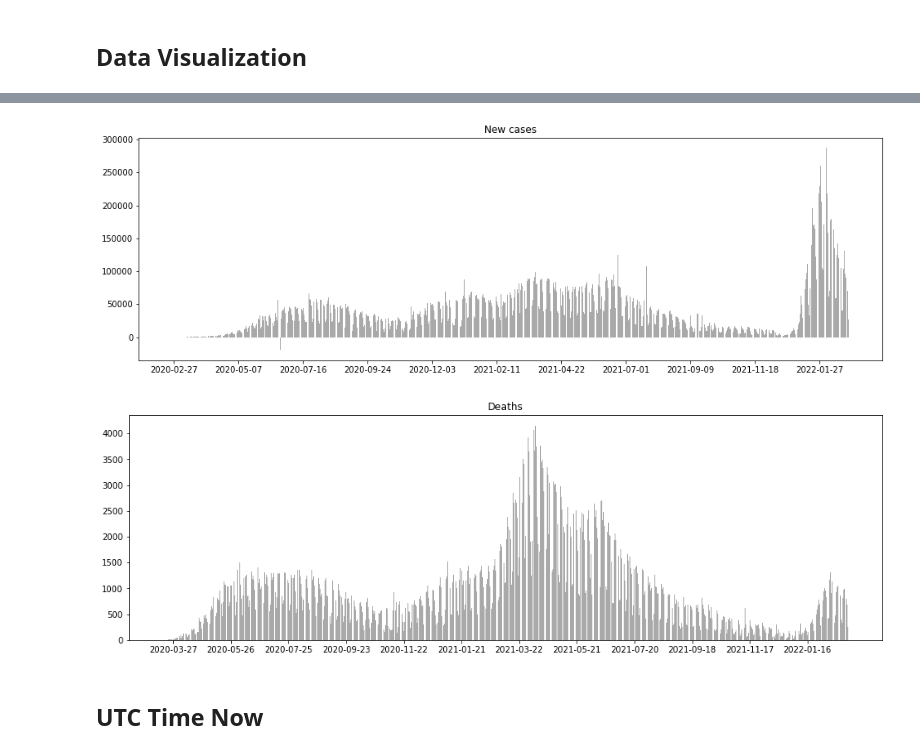
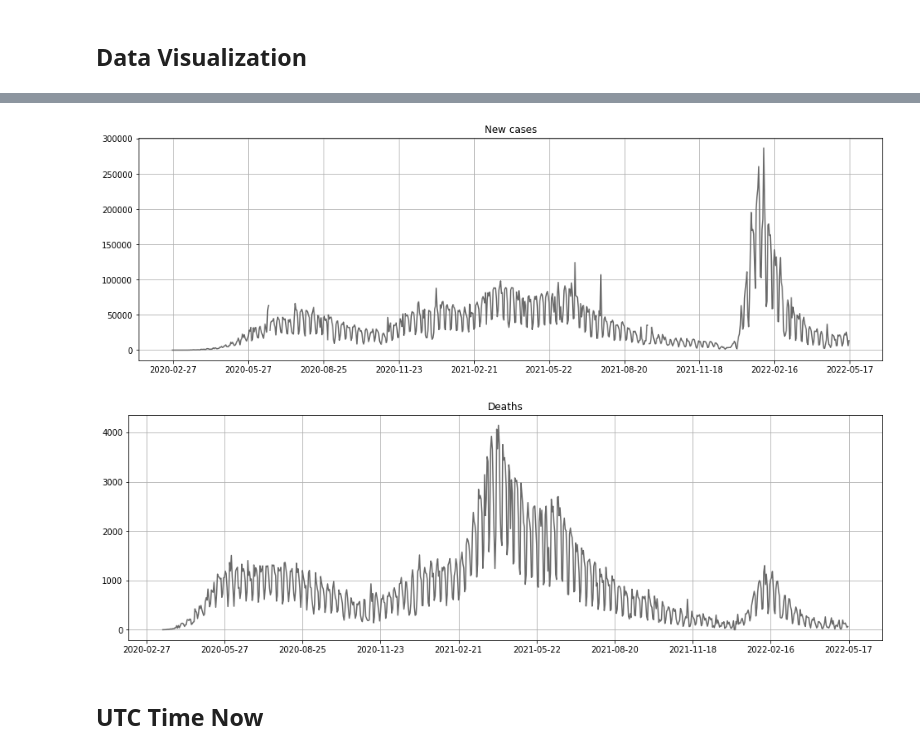
Before and after one commit to luanteleseng/covid-19, a Jupyter notebook: covid_data_2022.ipynb, the cells around one changed output, grey strips where cells are left out. Drawn from its saved outputs; the diff is of its cells as text; code cells hidden in the pictures.

```diff
--- a/covid_data_2022.ipynb
+++ b/covid_data_2022.ipynb
@@ -116,25 +119,25 @@ People Fully Vaccinated: 72.53%
 plt.figure(figsize=(16.3,5))
 plt.title('New cases')
 
-plt.xticks(range(1, (np.size(df_brazil['date']) + 1), 70))
+plt.xticks(range(1, (np.size(df_brazil['date']) + 1), 90))
+plt.plot(df_brazil['date'], df_brazil['new_cases'], c='dimgrey')
 
-plt.bar(df_brazil['date'], df_brazil['new_cases'], color='darkgray')
-
+plt.grid(True)
 plt.show()
 # %% [output]
-[figure, old version]
+[figure, new version]
 # %%
 # deaths
 plt.figure(figsize=(16.3,5))
 plt.title('Deaths')
 
-plt.xticks(range(30, (np.size(df_brazil['date']) + 1), 60))
+plt.xticks(range(1, (np.size(df_brazil['date']) + 1), 90))
+plt.plot(df_brazil['date'], df_brazil['new_deaths'], c='dimgrey')
 
-plt.bar(df_brazil['date'], df_brazil['new_deaths'], color='darkgray')
-
+plt.grid(True)
 plt.show()
 # %% [output]
-[figure, old version]
+[figure, new version]
 # %% [markdown]
 ## UTC Time Now
 # %%
```
Also changed, not shown: parts of 9 cells of this notebook.
